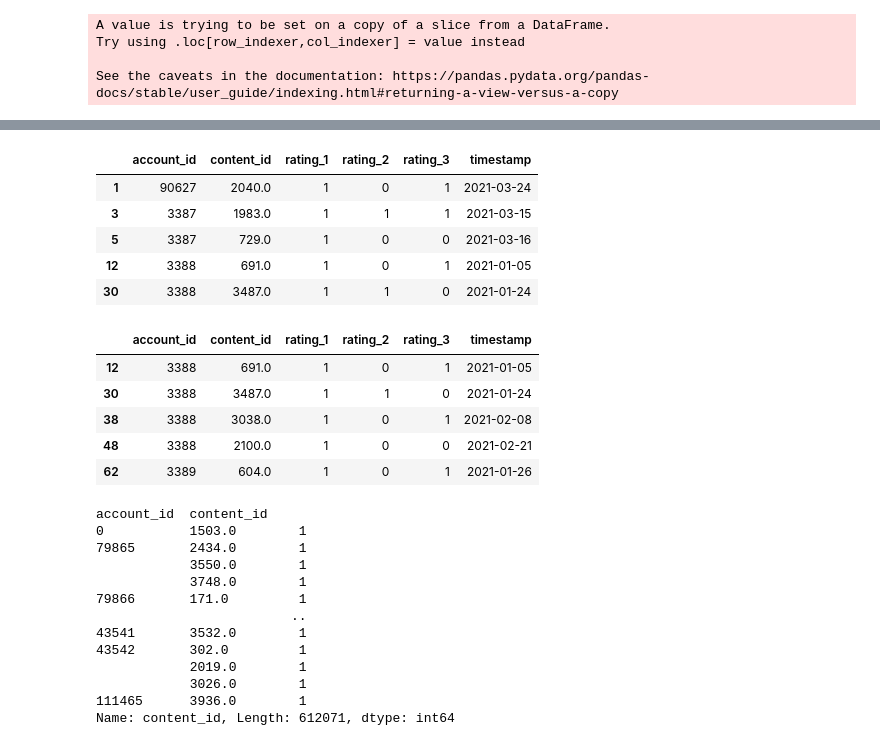
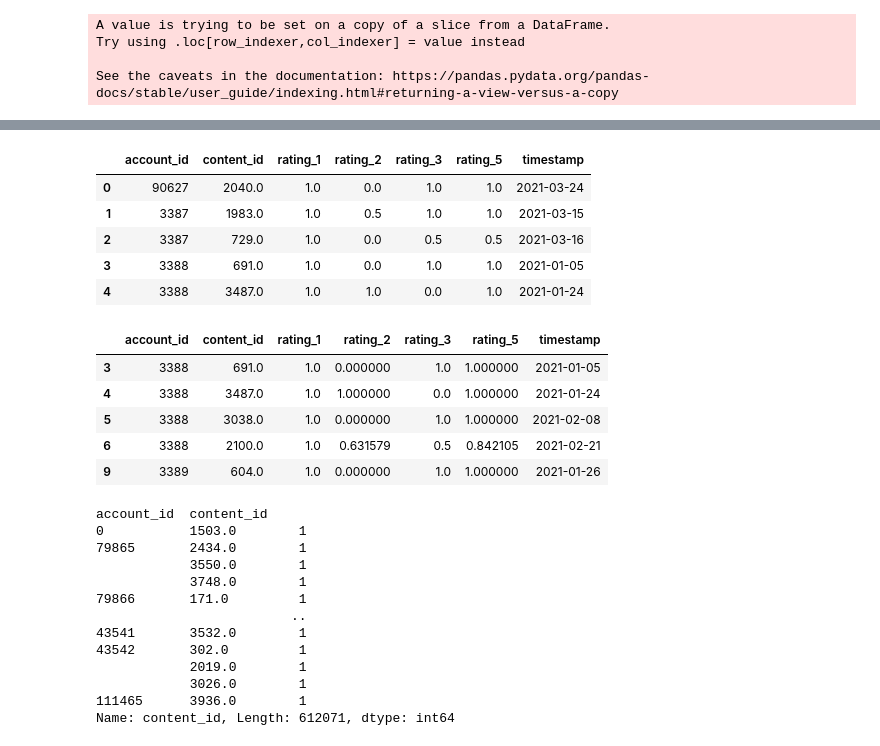
Before and after one commit to ivanjavierparra/Data-Science-Sprint-3, a Jupyter notebook: Entrega_3.ipynb, the cells around one changed output, grey strips where cells are left out. Drawn from its saved outputs; the diff is of its cells as text; code cells hidden in the pictures.

```diff
--- a/Entrega_3.ipynb
+++ b/Entrega_3.ipynb
@@ -473,3 +475,5 @@ plt.show()
+# %%
+df['show_type'] = df['show_type'].apply(lambda x: 'Serie' if x == 'Series,Serie' else x)
 # %% [markdown]
 Cantidad de visualizaciones por perfil:
 # %%
@@ -665,0 +720,4 @@ def buscar_rating(account_id, content_id):
+# %%
+df['rating_5'] = df['run_time_min'] * 0.3 - df['minutos_vistos']
+df['rating_5'] = df['rating_5'].apply(lambda x: 1 if x <= 0 else 0)
+df['rating_5'] = (df['rating_5'] + df['resume']).apply(lambda x: 0 if x == 0 else 1)
@@ -667,0 +734,12 @@ Train y Test
+# %%
+df_aux = df.groupby(['account_id', 'content_id'], as_index=False)\
+            .agg({'account_id': 'first',
+                  'content_id': 'first',
+                  'rating_1': 'mean',
+                  'rating_2': 'mean',
+                  'rating_3': 'mean',
+                  'rating_5': 'mean',
+                  })
+
+df_aux.rename(columns = {'rating_1':'rating_1_aux','rating_2':'rating_2_aux','rating_3':'rating_3_aux','rating_5':'rating_5_aux'}, inplace=True)
+print(len(df_aux))
@@ -676,0 +757,6 @@ Wall time: 1.75 s
+# %%
+%%time
+df_main = pd.merge(df_main, df_aux, how='inner', left_on=['account_id', 'content_id'], right_on=['account_id','content_id'])
+df_main.drop(['rating_1','rating_2','rating_3','rating_5'], axis=1, inplace=True)
+df_main.rename(columns = {'rating_1_aux':'rating_1','rating_2_aux':'rating_2','rating_3_aux':'rating_3','rating_5_aux':'rating_5'}, inplace=True)
+print(len(df_main))
@@ -698,26 +787,26 @@ df_main[(df_main.content_id == 491) & (df_main.account_id == 7107)]
 # %%
 # ratings.drop(['customer_id','asset_id','tunein','tuneout','minutos','from','to','resultado','title', 'run_time_min', 'start_vod_date', 'end_vod_date', 'minutos_vistos', 'porcentaje_visto'],axis=1, inplace=True)
 # ratings.drop(['customer_id','asset_id','tunein','tuneout','minutos','title', 'run_time_min', 'start_vod_date', 'end_vod_date', 'minutos_vistos', 'porcentaje_visto'],axis=1, inplace=True)
-ratings = df_main[['account_id', 'content_id', 'rating_1', 'rating_2', 'rating_3', 'timestamp']].copy()
+ratings = df_main[['account_id', 'content_id', 'rating_1', 'rating_2', 'rating_3','rating_5', 'timestamp']].copy()
 ratings.head()
 # %% [output]
-|  | account_id | content_id | rating_1 | rating_2 | rating_3 | timestamp |
-| 1 | 90627 | 2040.0 | 1 | 0 | 1 | 2021-03-24 |
-| 3 | 3387 | 1983.0 | 1 | 1 | 1 | 2021-03-15 |
-| 5 | 3387 | 729.0 | 1 | 0 | 0 | 2021-03-16 |
-| 12 | 3388 | 691.0 | 1 | 0 | 1 | 2021-01-05 |
-| 30 | 3388 | 3487.0 | 1 | 1 | 0 | 2021-01-24 |
+|  | account_id | content_id | rating_1 | rating_2 | rating_3 | rating_5 | timestamp |
+| 0 | 90627 | 2040.0 | 1.0 | 0.0 | 1.0 | 1.0 | 2021-03-24 |
+| 1 | 3387 | 1983.0 | 1.0 | 0.5 | 1.0 | 1.0 | 2021-03-15 |
+| 2 | 3387 | 729.0 | 1.0 | 0.0 | 0.5 | 0.5 | 2021-03-16 |
+| 3 | 3388 | 691.0 | 1.0 | 0.0 | 1.0 | 1.0 | 2021-01-05 |
+| 4 | 3388 | 3487.0 | 1.0 | 1.0 | 0.0 | 1.0 | 2021-01-24 |
 # %%
 # set de train
 train = ratings[(ratings.timestamp < datetime(year=2021, month=3, day=1))]
 train.head()
 # %% [output]
-|  | account_id | content_id | rating_1 | rating_2 | rating_3 | timestamp |
-| 12 | 3388 | 691.0 | 1 | 0 | 1 | 2021-01-05 |
-| 30 | 3388 | 3487.0 | 1 | 1 | 0 | 2021-01-24 |
-| 38 | 3388 | 3038.0 | 1 | 0 | 1 | 2021-02-08 |
-| 48 | 3388 | 2100.0 | 1 | 0 | 0 | 2021-02-21 |
-| 62 | 3389 | 604.0 | 1 | 0 | 1 | 2021-01-26 |
+|  | account_id | content_id | rating_1 | rating_2 | rating_3 | rating_5 | timestamp |
+| 3 | 3388 | 691.0 | 1.0 | 0.000000 | 1.0 | 1.000000 | 2021-01-05 |
+| 4 | 3388 | 3487.0 | 1.0 | 1.000000 | 0.0 | 1.000000 | 2021-01-24 |
+| 5 | 3388 | 3038.0 | 1.0 | 0.000000 | 1.0 | 1.000000 | 2021-02-08 |
+| 6 | 3388 | 2100.0 | 1.0 | 0.631579 | 0.5 | 0.842105 | 2021-02-21 |
+| 9 | 3389 | 604.0 | 1.0 | 0.000000 | 1.0 | 1.000000 | 2021-01-26 |
 # %%
 train.groupby(['account_id','content_id'])['content_id'].size() \
     .sort_values(ascending=False)
```
Also changed, not shown: parts of 36 cells of this notebook.
